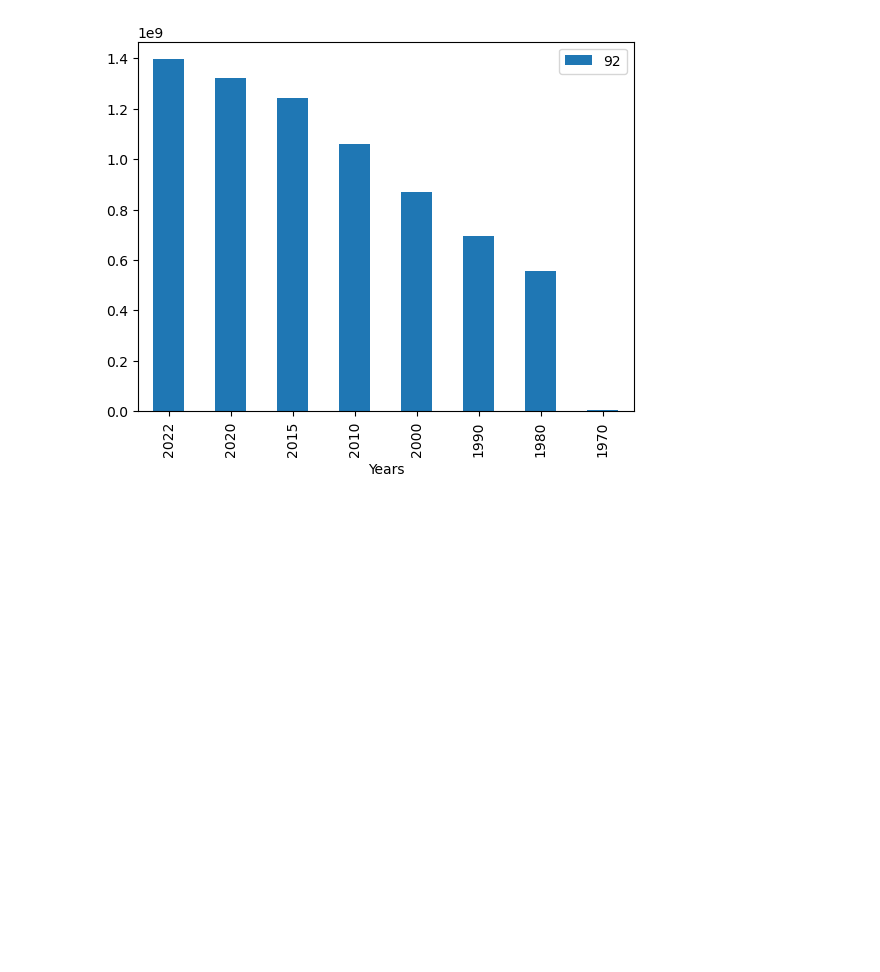
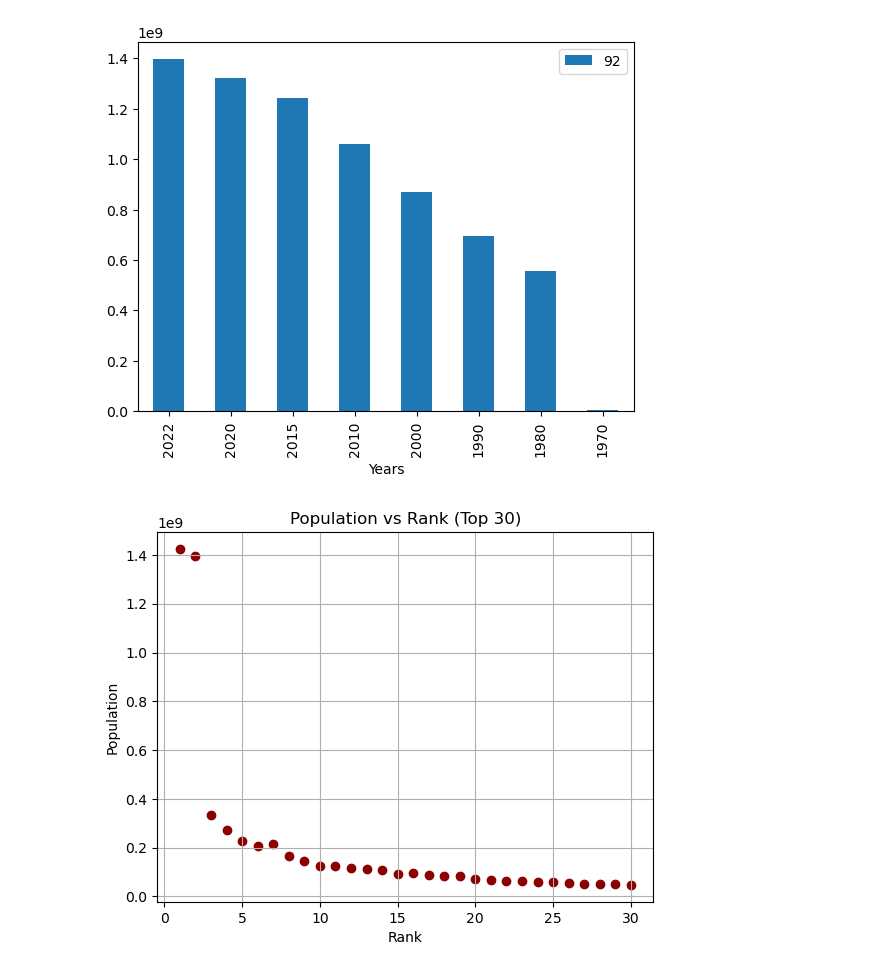
Before and after one commit to Wasiqmanzoor90/Garbage-Data, a Jupyter notebook: Metaplolib/index.ipynb, the cells around one changed output. Saved outputs shown, nothing was run; the diff lists cells and outputs as text; code cells hidden in the pictures; blank space fills up the shorter version.

Commit message:
scatter

```diff
--- a/Metaplolib/index.ipynb
+++ b/Metaplolib/index.ipynb
@@ -42,3 +42,16 @@ plt.legend()  # Show country names
 plt.show()
 # %% [output]
 [figure]
+# %%
+top30 = data.sort_values('Rank',ascending=True).head(30)
+# %%
+top30.set_index('Rank',inplace=True)
+# %%
+plt.scatter(top30.index, top30['2020 Population'], color='darkred')
+# Add labels and title
+plt.xlabel('Rank')
+plt.ylabel('Population')
+plt.title('Population vs Rank (Top 30)')
+plt.grid(True)
+# %% [output]
+[figure, added]
```
Also changed, not shown: parts of 3 cells of this notebook.
